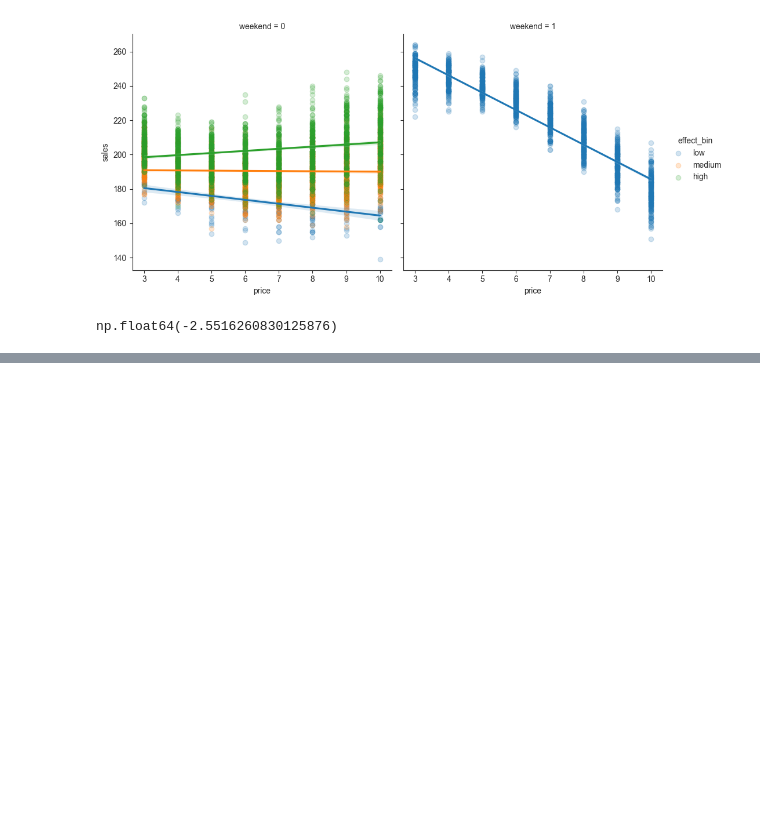
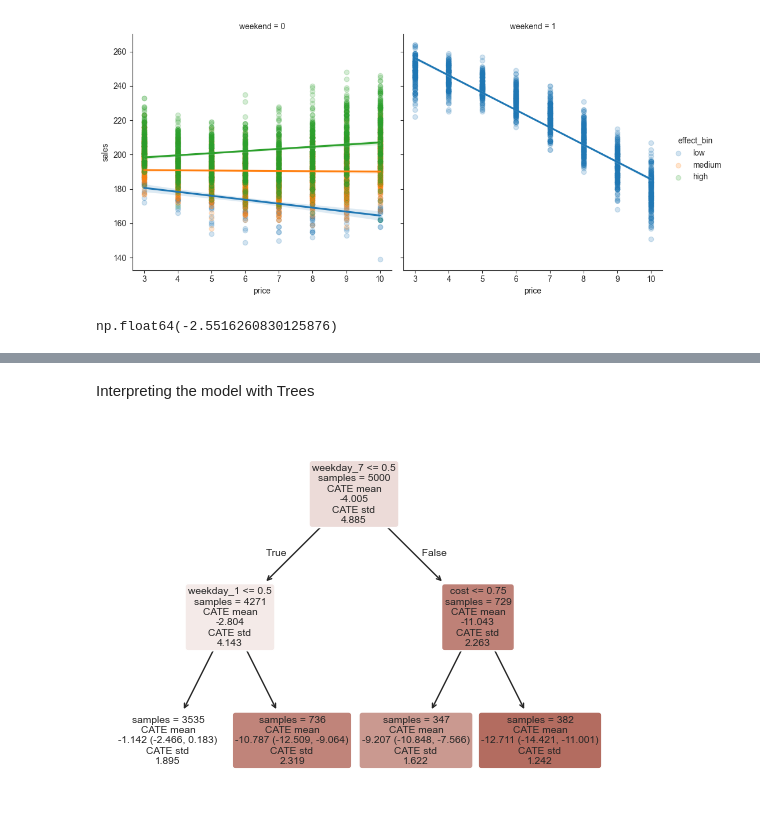
Before and after one commit to deathccino/icecream-causal, a Jupyter notebook: notebooks/02 HTE modelling.ipynb, the cells around one changed output, grey strips where cells are left out. Cells and saved outputs as stored; diff of their text form; code cells hidden in the pictures; blank space fills up the shorter version.

```diff
--- a/notebooks/02 HTE modelling.ipynb
+++ b/notebooks/02 HTE modelling.ipynb
@@ -227,0 +297,11 @@ np.float64(-2.5516260830125876)
+# %% [markdown]
+Interpreting the model with Trees
+# %%
+from econml.cate_interpreter import SingleTreeCateInterpreter, SingleTreePolicyInterpreter
+
+# let's interpret the causal m4 model
+interpreter = SingleTreeCateInterpreter(include_model_uncertainty=True, max_depth=2, min_samples_leaf=10)
+interpreter.interpret(m4_cfdml, df_rnd_ohe[features])
+interpreter.plot(feature_names=features)
+# %% [output]
+[figure, added]
```
Also changed, not shown: parts of 14 cells of this notebook, 10 other files.
